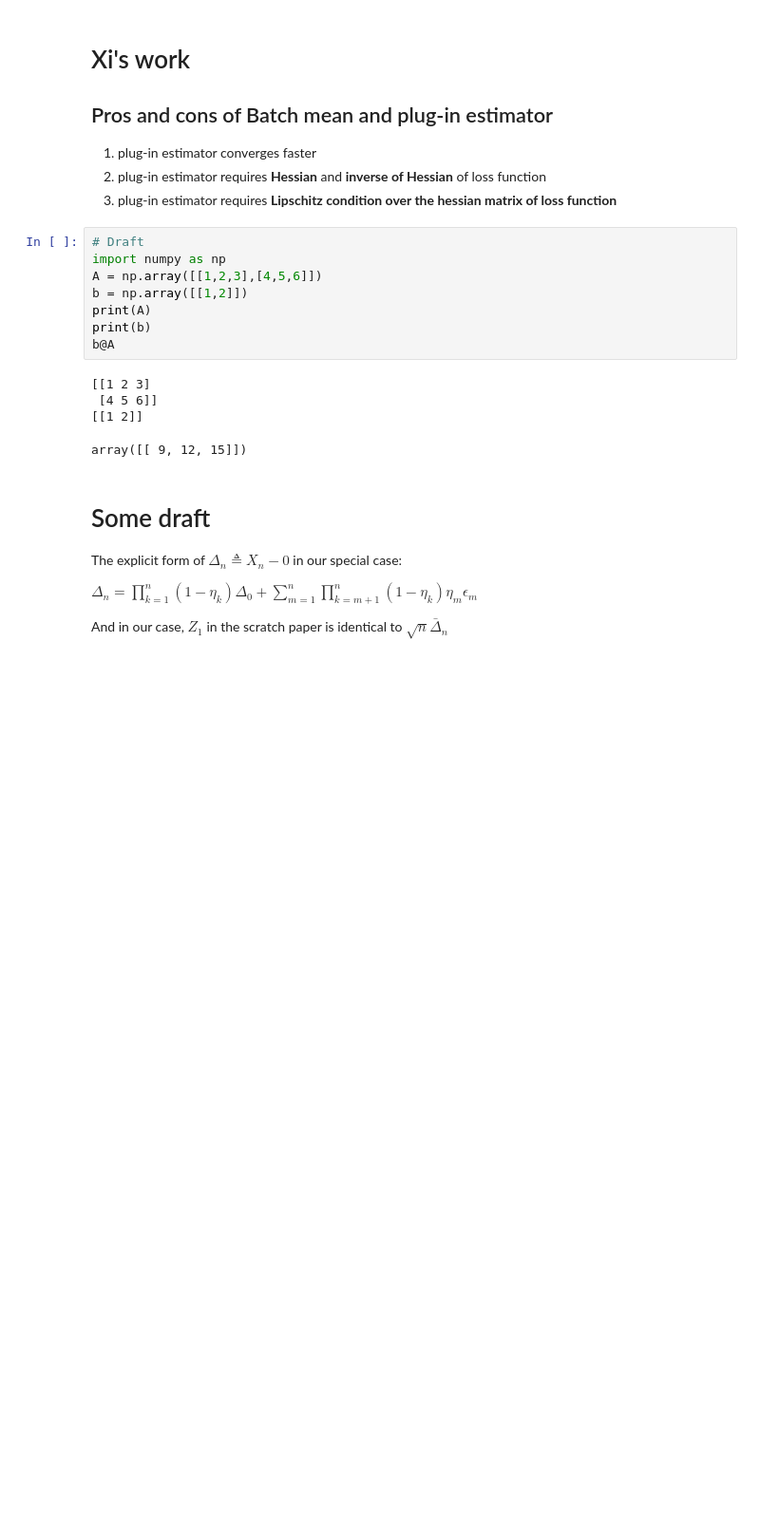
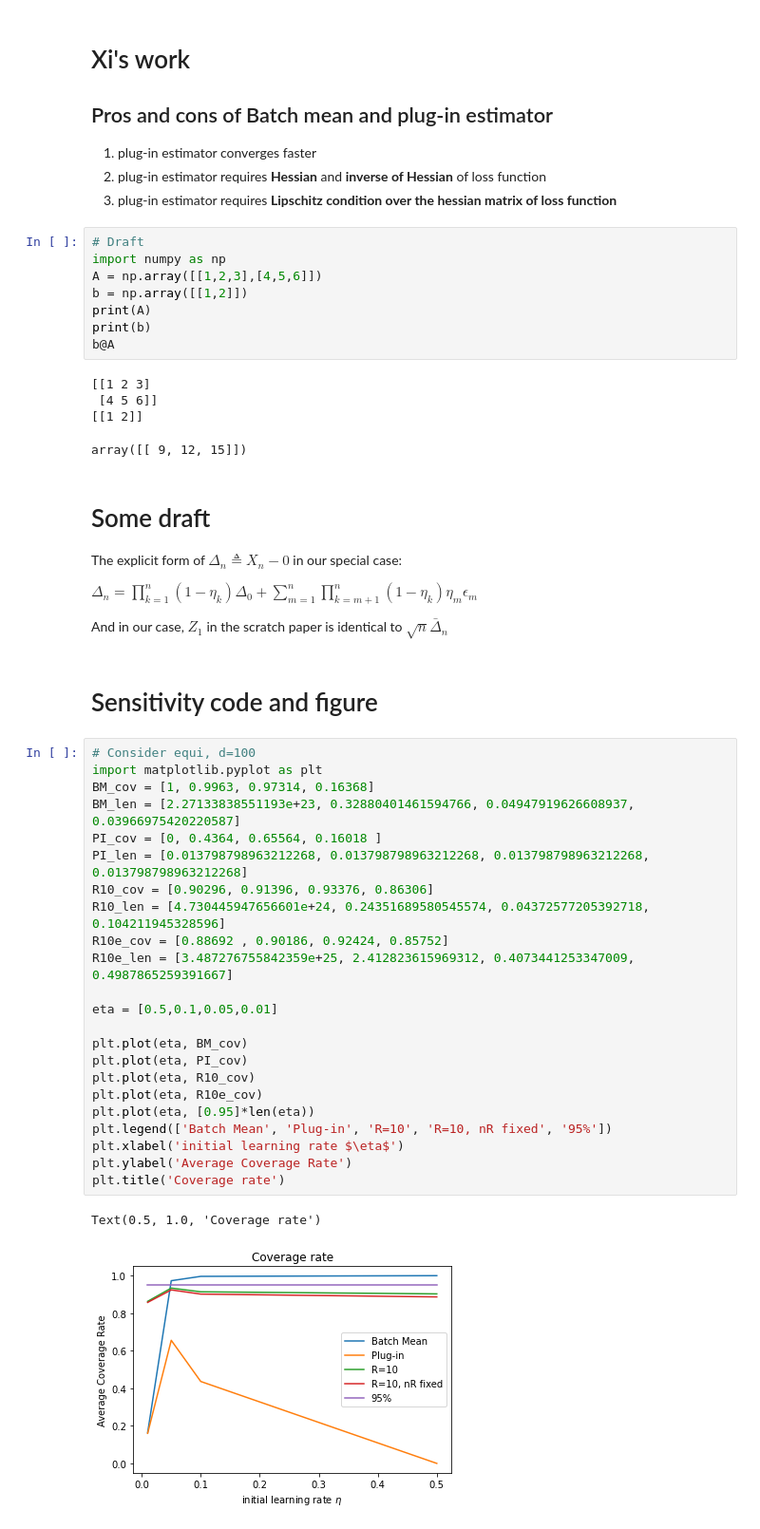
Before and after one commit to BeetrootWang/UQ_Proj, a Jupyter notebook: draft.ipynb, the cells around one changed output. Shown: that part at 95% size. Drawn from its saved outputs; the diff is of its cells as text; blank space fills up the shorter version.

```diff
--- a/draft.ipynb
+++ b/draft.ipynb
@@ -396,3 +396,31 @@ The explicit form of $\Delta_n\triangleq X_n - 0$ in our special case:
 $\Delta_n = \prod_{k=1}^n (1-\eta_k) \Delta_0 + \sum_{m=1}^n \prod_{k=m+1}^n (1-\eta_k)\eta_m \epsilon_m$
 
 And in our case, $Z_1$ in the scratch paper is identical to $\sqrt{n} \bar\Delta_n$
+# %% [markdown]
+# Sensitivity code and figure
+# %%
+# Consider equi, d=100
+import matplotlib.pyplot as plt
+BM_cov = [1, 0.9963, 0.97314, 0.16368]
+BM_len = [2.27133838551193e+23, 0.32880401461594766, 0.04947919626608937, 0.03966975420220587]
+PI_cov = [0, 0.4364, 0.65564, 0.16018 ]
+PI_len = [0.013798798963212268, 0.013798798963212268, 0.013798798963212268, 0.013798798963212268]
+R10_cov = [0.90296, 0.91396, 0.93376, 0.86306]
+R10_len = [4.730445947656601e+24, 0.24351689580545574, 0.04372577205392718, 0.104211945328596]
+R10e_cov = [0.88692 , 0.90186, 0.92424, 0.85752]
+R10e_len = [3.487276755842359e+25, 2.412823615969312, 0.4073441253347009, 0.4987865259391667]
+
+eta = [0.5,0.1,0.05,0.01]
+
+plt.plot(eta, BM_cov)
+plt.plot(eta, PI_cov)
+plt.plot(eta, R10_cov)
+plt.plot(eta, R10e_cov)
+plt.plot(eta, [0.95]*len(eta))
+plt.legend(['Batch Mean', 'Plug-in', 'R=10', 'R=10, nR fixed', '95%'])
+plt.xlabel('initial learning rate $\eta$')
+plt.ylabel('Average Coverage Rate')
+plt.title('Coverage rate')
+# %% [output]
+Text(0.5, 1.0, 'Coverage rate')
+[figure, added]
```
Also changed, not shown: 2 other files.
